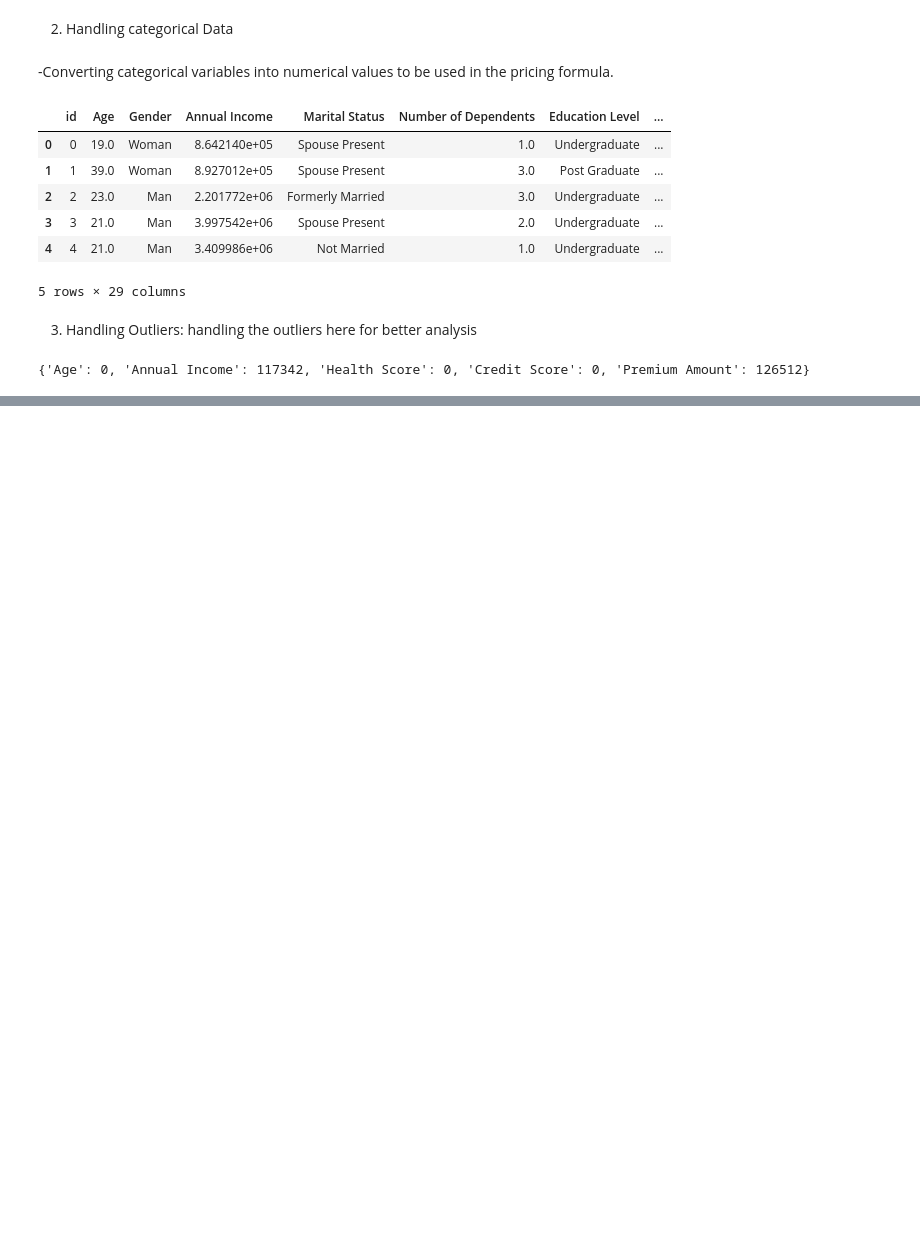
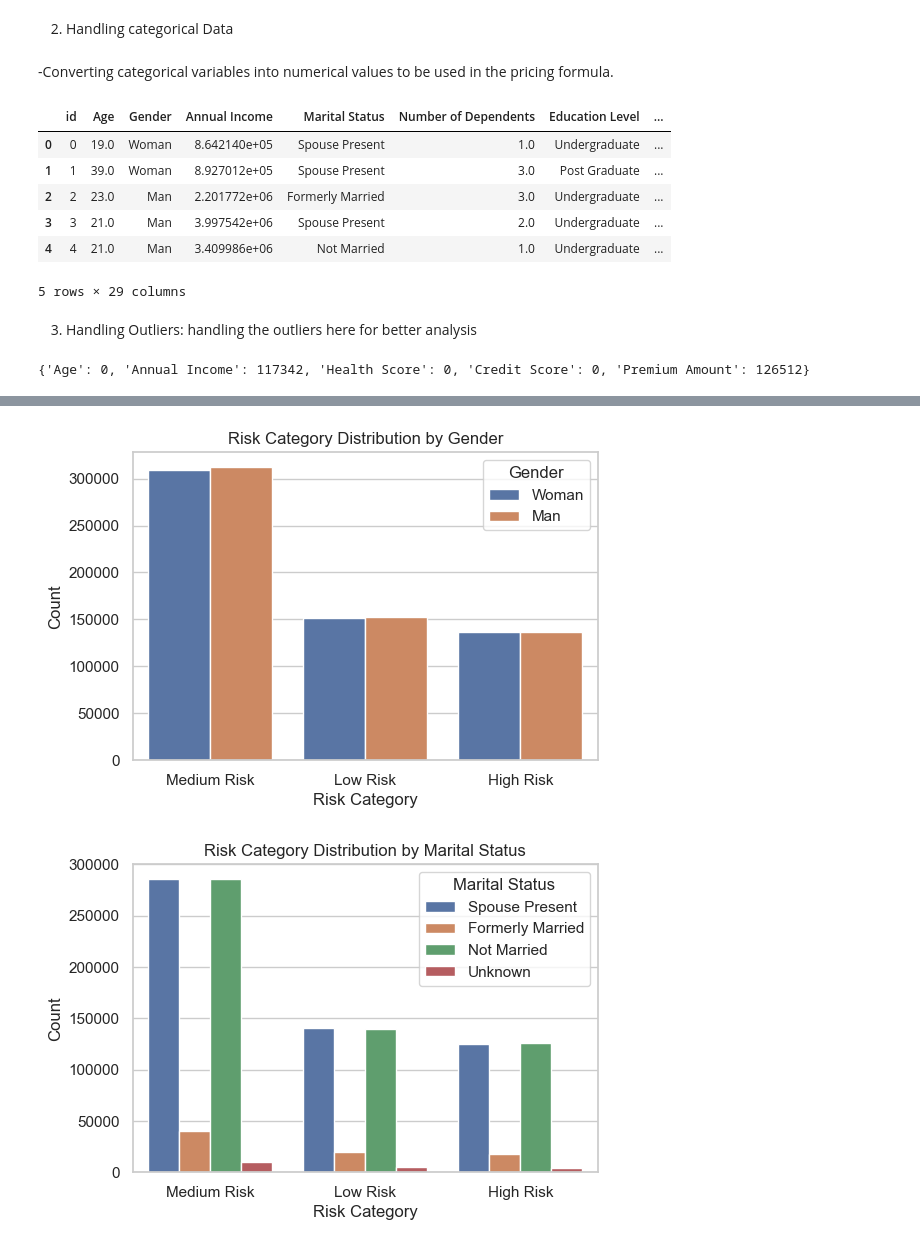
Before and after one commit to ra1croft/Acko_Insurance_Analysis, a Jupyter notebook: Acko_Insurance_Data.ipynb, the cells around one changed output, grey strips where cells are left out. Drawn from its saved outputs; the diff is of its cells as text; code cells hidden in the pictures; blank space fills up the shorter version.

```diff
--- a/Acko_Insurance_Data.ipynb
+++ b/Acko_Insurance_Data.ipynb
@@ -243,0 +415,66 @@ for col in outlier_columns:
+# %%
+# Set plot style
+sns.set(style="whitegrid")
+
+# 1. Gender Distribution Across Risk Segments
+plt.figure(figsize=(6, 4))
+sns.countplot(x="Final_Risk_Category", hue="Gender", data=data)
+plt.title("Risk Category Distribution by Gender")
+plt.xlabel("Risk Category")
+plt.ylabel("Count")
+plt.legend(title="Gender", labels=["Woman", "Man"])
+plt.show()
+
+# 2. Marital Status vs. Risk Category
+plt.figure(figsize=(6, 4))
+sns.countplot(x="Final_Risk_Category", hue="Marital Status", data=data)
+plt.title("Risk Category Distribution by Marital Status")
+plt.xlabel("Risk Category")
+plt.ylabel("Count")
+plt.legend(title="Marital Status")
+plt.show()
+
+# 3. Education Level Impact on Risk
+plt.figure(figsize=(6, 4))
+sns.boxplot(x="Education Level", y="Total_Risk_Score", data=data)
+plt.title("Total Risk Score by Education Level")
+plt.xlabel("Education Level (1=Secondary, 2=Undergrad, 3=Postgrad, 4=PhD)")
+plt.ylabel("Risk Score")
+plt.show()
+
+# 4. Location vs. Risk Category
+plt.figure(figsize=(6, 4))
+sns.countplot(x="Final_Risk_Category", hue="Location", data=data)
+plt.title("Risk Category Distribution by Location")
+plt.xlabel("Risk Category")
+plt.ylabel("Count")
+plt.legend(title="Location")
+plt.show()
+
+# 5. Occupation vs. Risk Score
+plt.figure(figsize=(6, 4))
+sns.boxplot(x="Occupation", y="Total_Risk_Score", data=data)
+plt.title("Total Risk Score by Occupation")
+plt.xlabel("Occupation Level (0=Missing, 1=Not Working, 2=Business, 3=Full-Time)")
+plt.ylabel("Risk Score")
+plt.show()
+
+# 6. Property Type Analysis
+plt.figure(figsize=(6, 4))
+sns.boxplot(x="Property Type", y="Total_Risk_Score", data=data)
+plt.title("Total Risk Score by Property Type")
+plt.xlabel("Property Type (1=Apartment, 2=Flat, 3=Detached Home)")
+plt.ylabel("Risk Score")
+plt.show()
+
+# 7. Policy Type Selection by Risk Category
+plt.figure(figsize=(6, 4))
+sns.countplot(x="Final_Risk_Category", hue="Policy Type", data=data)
+plt.title("Policy Type Distribution Across Risk Categories")
+plt.xlabel("Risk Category")
+plt.ylabel("Count")
+plt.legend(title="Policy Type", labels=["Basic", "Comprehensive", "Premium"])
+plt.show()
+# %% [output]
+[figure, added]
+[figure, added]
```
Also changed, not shown: parts of 12 cells of this notebook, 1 other file.
